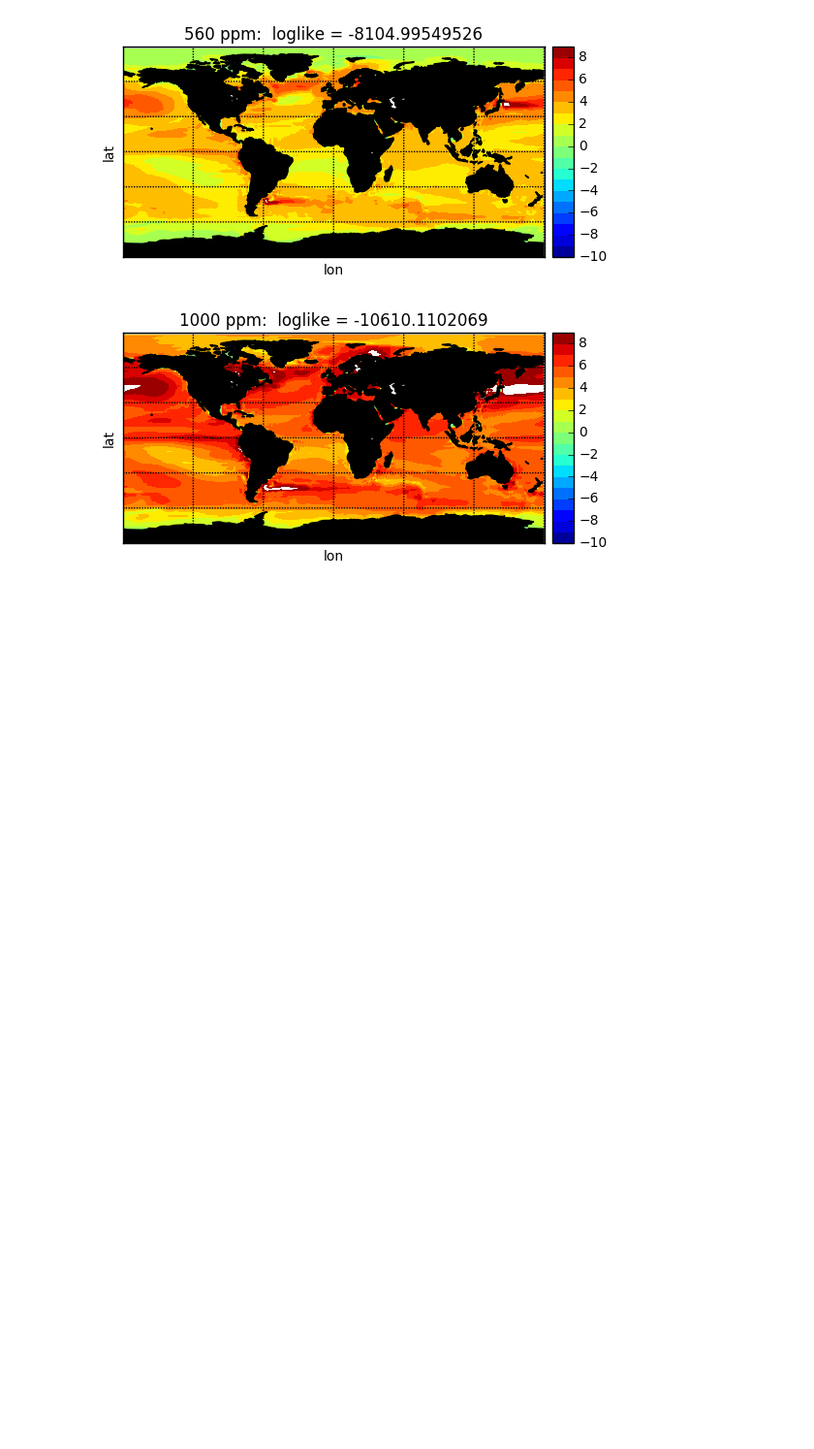
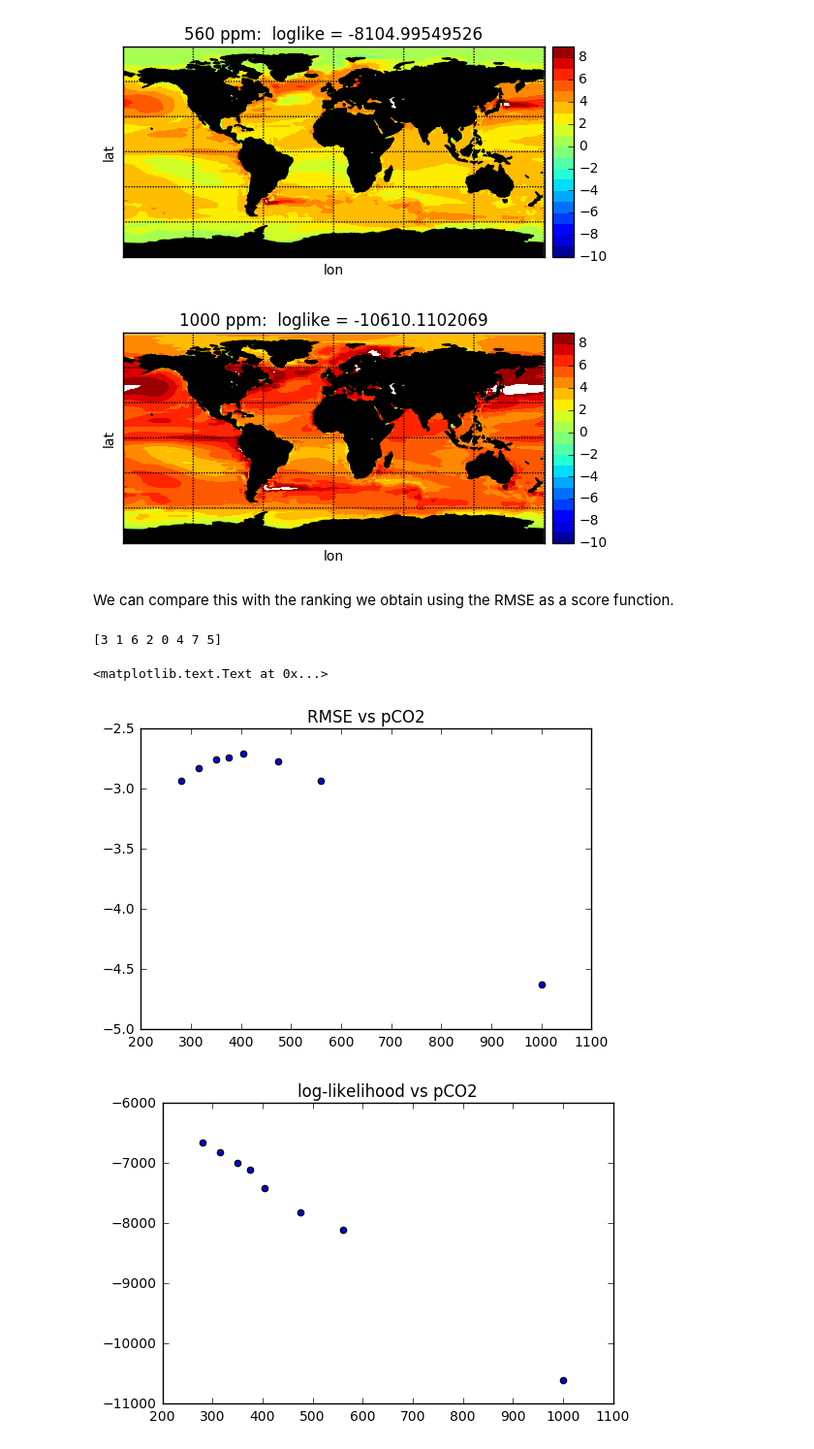
Before and after one commit to rich-d-wilkinson/ModelDataComparisonPython, a Jupyter notebook: Demonstration_brief.ipynb, the cells around one changed output. Shown at 97% size. Drawn from its saved outputs; the diff is of its cells as text; code cells hidden in the pictures; blank space fills up the shorter version.

Commit message:
Updated demos and likelihood

```diff
--- a/Demonstration_brief.ipynb
+++ b/Demonstration_brief.ipynb
@@ -186,3 +189,38 @@ for ii in range(8):
 [figure]
 [figure]
 [figure]
+# %% [markdown]
+We can compare this with the ranking we obtain using the RMSE as a score function.
+# %%
+
+def MSE(X_obs, X_pred, y_obs, gcm_out):
+    k = Exponentialhaversine(2)
+    index = np.argmin(k._unscaled_dist(X_obs, X_pred), axis=1)
+    #print(k._unscaled_dist(X_obs, X_pred)[range(y_obs.size),index])
+    y_gcm_grid = gcm_out[index]
+    return(np.sqrt(np.mean((y_gcm_grid-y_obs)**2)))
+
+X_pred, out = ThinGrid(gcm_runs[0,:], gcm_mask, thinby=1)
+
+MSEs = np.zeros(8)
+for ii in range(8):
+    MSEs[ii]=(MSE(X_obs, X_pred, y_obs, gcm_runs[ii,:]))
+MSEorderings = np.argsort(MSEs)
+print(MSEorderings)
+# %% [output]
+[3 1 6 2 0 4 7 5]
+# %%
+CO2 = np.zeros(8)
+for ii in range(8):
+    CO2[ii] = int(dict[gcm_runs_label[ii]].split(' ppm')[0])
+
+plt.scatter(CO2, -MSEs)
+
+plt.title('RMSE vs pCO2')
+plt.figure()
+plt.scatter(CO2, loglikes)
+plt.title('log-likelihood vs pCO2')
+# %% [output]
+<matplotlib.text.Text at 0x...>
+[figure, added]
+[figure, added]
```
Also changed, not shown: parts of 6 cells of this notebook, 3 other files.
